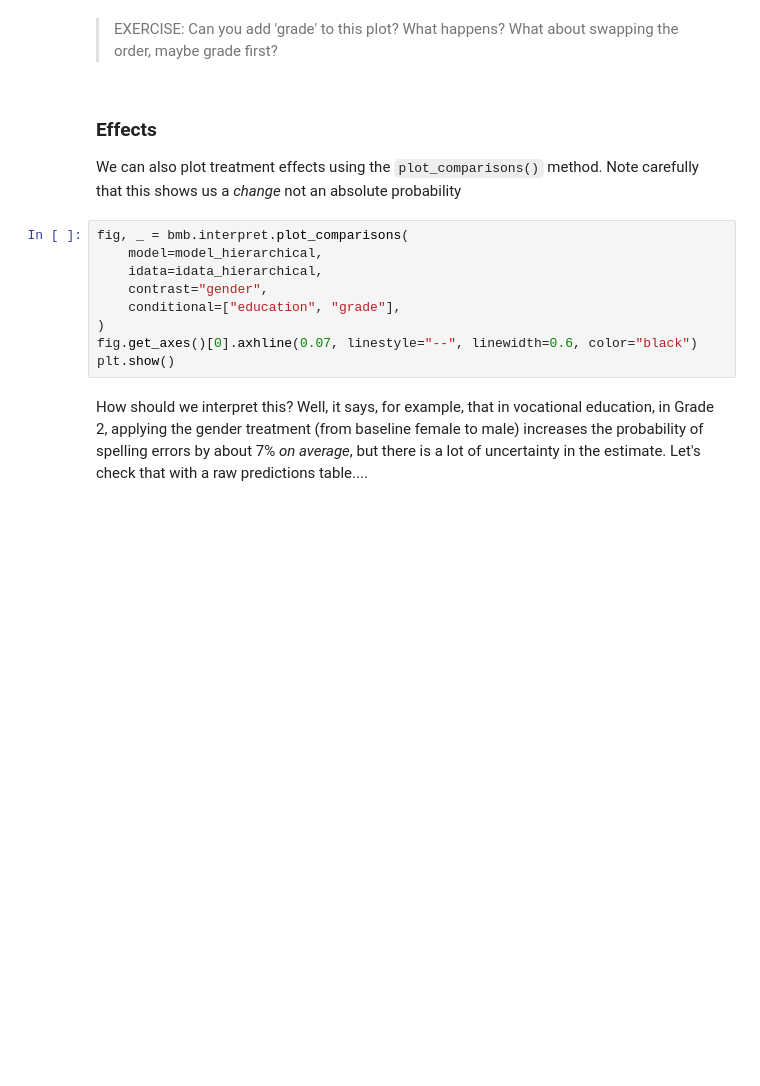
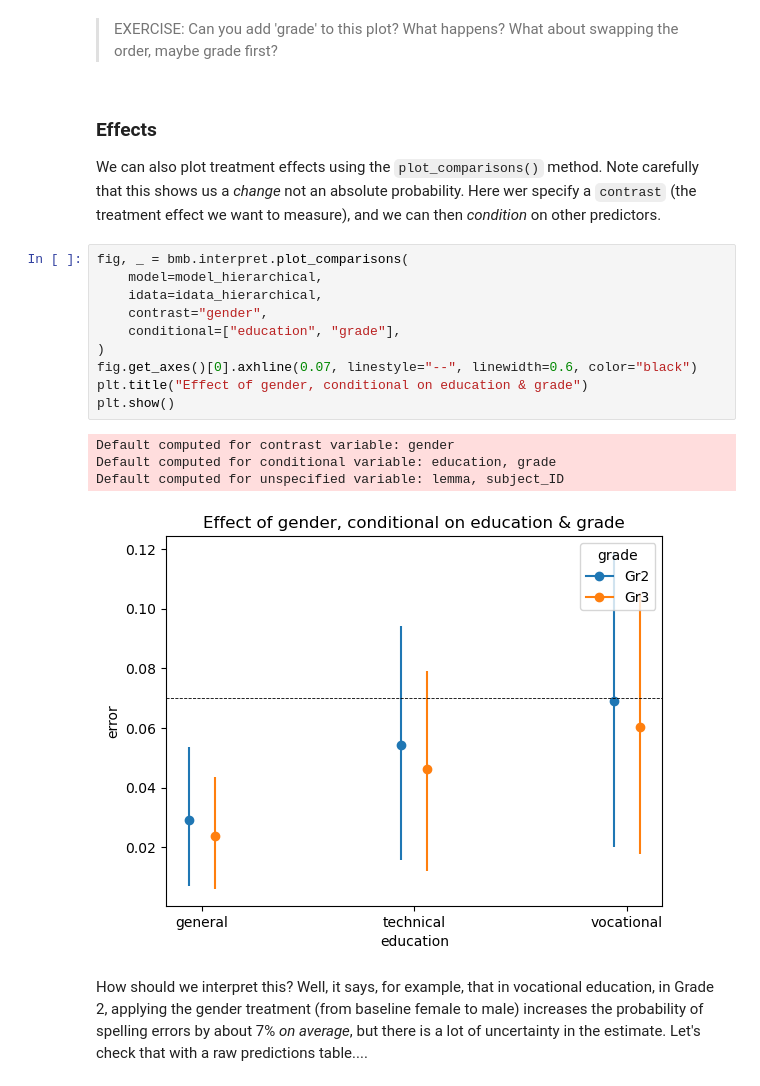
Before and after one commit to bnagy/hdaantwerp.github.io, a Jupyter notebook: notebooks/session-5/5-2-bayesian_mixed_effects.ipynb, the cells around one changed output. Drawn from its saved outputs; the diff is of its cells as text; blank space fills up the shorter version.

```diff
--- a/notebooks/session-5/5-2-bayesian_mixed_effects.ipynb
+++ b/notebooks/session-5/5-2-bayesian_mixed_effects.ipynb
@@ -100,16 +130,22 @@ plt.show()
 # %% [markdown]
 ### Effects
 
-We can also plot treatment effects using the `plot_comparisons()` method. Note carefully that this shows us a *change* not an absolute probability
+We can also plot treatment effects using the `plot_comparisons()` method. Note carefully that this shows us a *change* not an absolute probability. Here wer specify a `contrast` (the treatment effect we want to measure), and we can then *condition* on other predictors.
 # %%
 fig, _ = bmb.interpret.plot_comparisons(
     model=model_hierarchical,
     idata=idata_hierarchical,
     contrast="gender",
     conditional=["education", "grade"],
 )
 fig.get_axes()[0].axhline(0.07, linestyle="--", linewidth=0.6, color="black")
+plt.title("Effect of gender, conditional on education & grade")
 plt.show()
+# %% [output]
+Default computed for contrast variable: gender
+Default computed for conditional variable: education, grade
+Default computed for unspecified variable: lemma, subject_ID
+[figure, added]
 # %% [markdown]
 How should we interpret this? Well, it says, for example, that in vocational education, in Grade 2, applying the gender treatment (from baseline female to male) increases the probability of spelling errors by about 7% *on average*, but there is a lot of uncertainty in the estimate. Let's check that with a raw predictions table....
 # %%
```
Also changed, not shown: parts of 9 cells of this notebook, 4 other files.
